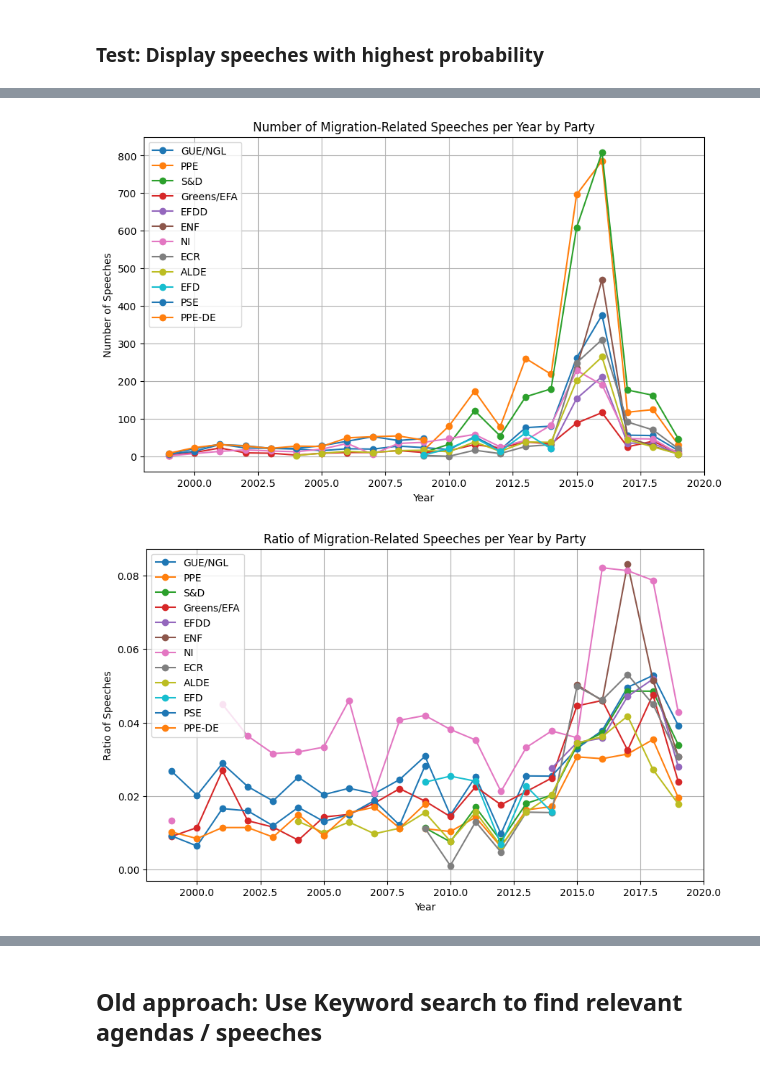
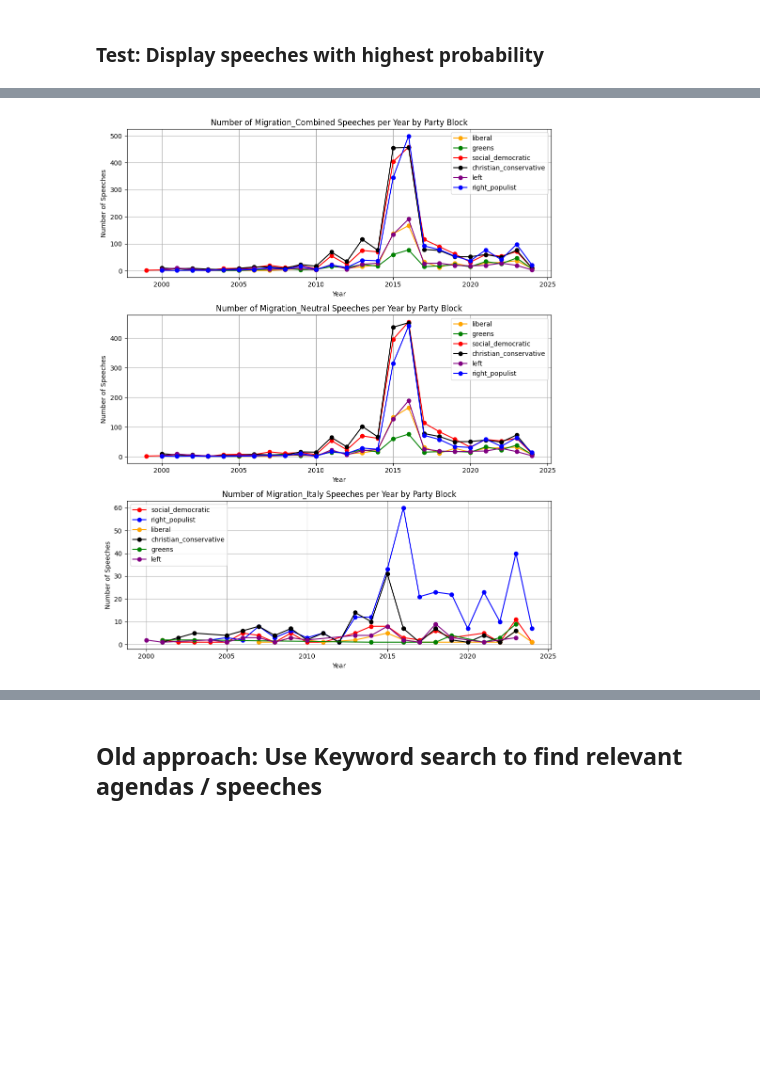
Before and after one commit to derkleinejakob/dataliteracy25, a Jupyter notebook: filter_data.ipynb, the cells around one changed output, grey strips where cells are left out. Cells and saved outputs as stored; diff of their text form; code cells hidden in the pictures; blank space fills up the shorter version.

```diff
--- a/filter_data.ipynb
+++ b/filter_data.ipynb
@@ -24,7 +24,7 @@ df["year"] = df.apply(lambda s: int(s["date"][:4]), axis=1)
 df["uq_agenda"] = df["agenda"]+df["date"]
 # %%
 # import preprocessed data: tokenization, lemmatization, stopword removal
-preprocessed_data = json.load(open("data/lda/preprocessed_texts.json"))
+preprocessed_data = json.load(open("data/lda/preprocessed_texts_all_translated.json"))
 # %% [markdown]
 ## Adjust party variable
 # %%
@@ -238,2 +231,5 @@ df_topics.head()
 5 rows × 101 columns
+# %%
+# exlude "NI" and "TGI" from party columns, these are non-inscrits without party group affiliation
+df_topics = df_topics[~df_topics["party"].isin(["NI", "TGI"])]
 # %% [markdown]
@@ -304,4 +385,5 @@ homes. That is the minimum that every human being deserves!
 # %%
-# save migration data to csv
-df_migration_sorted.to_csv("migration_speeches_lda.csv", sep="\t")
+# save combined migration data to csv
+df_migration = pd.concat([df_migration_neutral, df_migration_italy]).drop_duplicates().reset_index(drop=True)
+df_migration.to_csv("migration_speeches_lda.csv", sep="\t")
 # %%
@@ -332,37 +422,39 @@ plt.show()
+# %%
+# create color legend for party blocks
+party_block_colors = {
+    'left': 'purple',
+    'greens': 'green',
+    'social_democratic': 'red',
+    'christian_conservative': 'black',
+    'liberal': 'orange',
+    'right_populist': 'blue'
+}
 # %%
-# plot number of migration speeches per year, separated by party
-parties = df_migration['party'].unique()
+# Create figure with 3 subplots
+fig, axes = plt.subplots(3, 1, figsize=(10, 12))
 
-# exclude parties with very few speeches
-speech_cutoff = 100
-parties = [party for party in parties if df_migration[df_migration['party'] == party].shape[0] >= speech_cutoff]
-plt.figure(figsize=(10, 6))
-for party in parties:
-    party_data = df_migration[df_migration['party'] == party]
-    counts_per_year = party_data['year'].value_counts().sort_index()
-    plt.plot(counts_per_year.index, counts_per_year.values, marker='o', label=party)
-plt.title('Number of Migration-Related Speeches per Year by Party')
-plt.xlabel('Year')
-plt.ylabel('Number of Speeches')
-plt.legend()
-plt.grid()
+# Define datasets and titles
+datasets = [
+    (df_migration, 'Migration_Combined'),
+    (df_migration_neutral, 'Migration_Neutral'),
+    (df_migration_italy, 'Migration_Italy')
+]
+
+# Plot each dataset
+for ax, (data, title) in zip(axes, datasets):
+    for party_block in data['party_block'].unique():
+        party_block_data = data[data['party_block'] == party_block]
+        counts_per_year = party_block_data['year'].value_counts().sort_index()
+        ax.plot(counts_per_year.index, counts_per_year.values, marker='o',
+                label=party_block, color=party_block_colors.get(party_block))
+
+    ax.set_title(f'Number of {title} Speeches per Year by Party Block')
+    ax.set_xlabel('Year')
+    ax.set_ylabel('Number of Speeches')
+    ax.legend()
+    ax.grid()
+
+plt.tight_layout()
 plt.show()
 # %% [output]
-[figure, old version]
+[figure, new version]
-# %%
-# normalized plot: ratio of migration speeches to total speeches per year, separated by party
-plt.figure(figsize=(10, 6))
-for party in parties:
-    party_data = df_migration[df_migration['party'] == party]
-    counts_per_year = party_data['year'].value_counts().sort_index()
-    total_counts_per_year = df_party_members[df_party_members['party'] == party]['year'].value_counts().sort_index()
-    ratio_per_year = counts_per_year / total_counts_per_year
-    plt.plot(ratio_per_year.index, ratio_per_year.values, marker='o', label=party)
-plt.title('Ratio of Migration-Related Speeches per Year by Party')
-plt.xlabel('Year')
-plt.ylabel('Ratio of Speeches')
-plt.legend()
-plt.grid()
-plt.show()
-# %% [output]
-[figure, removed]
```
Also changed, not shown: parts of 22 cells of this notebook, 1 other file.
